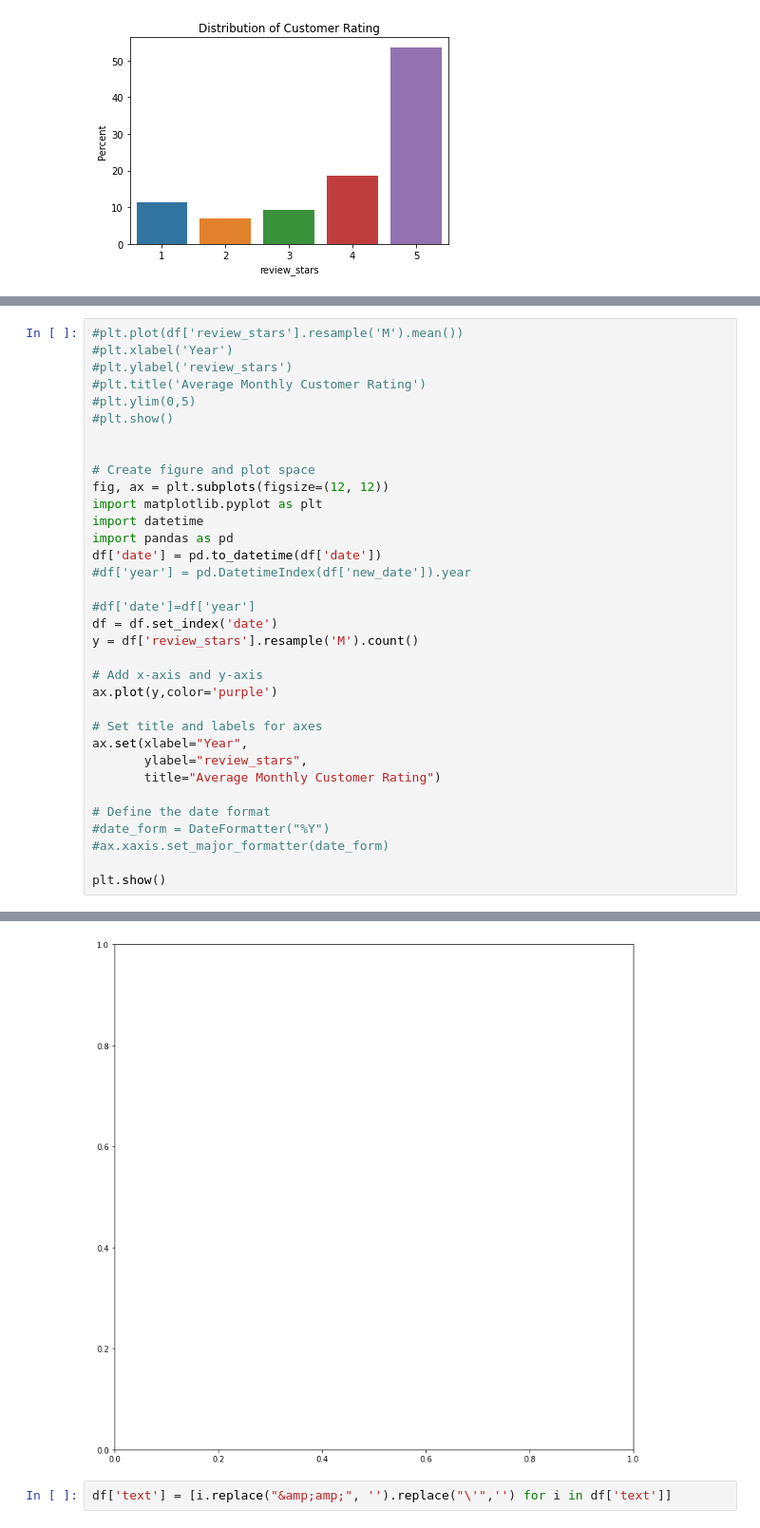
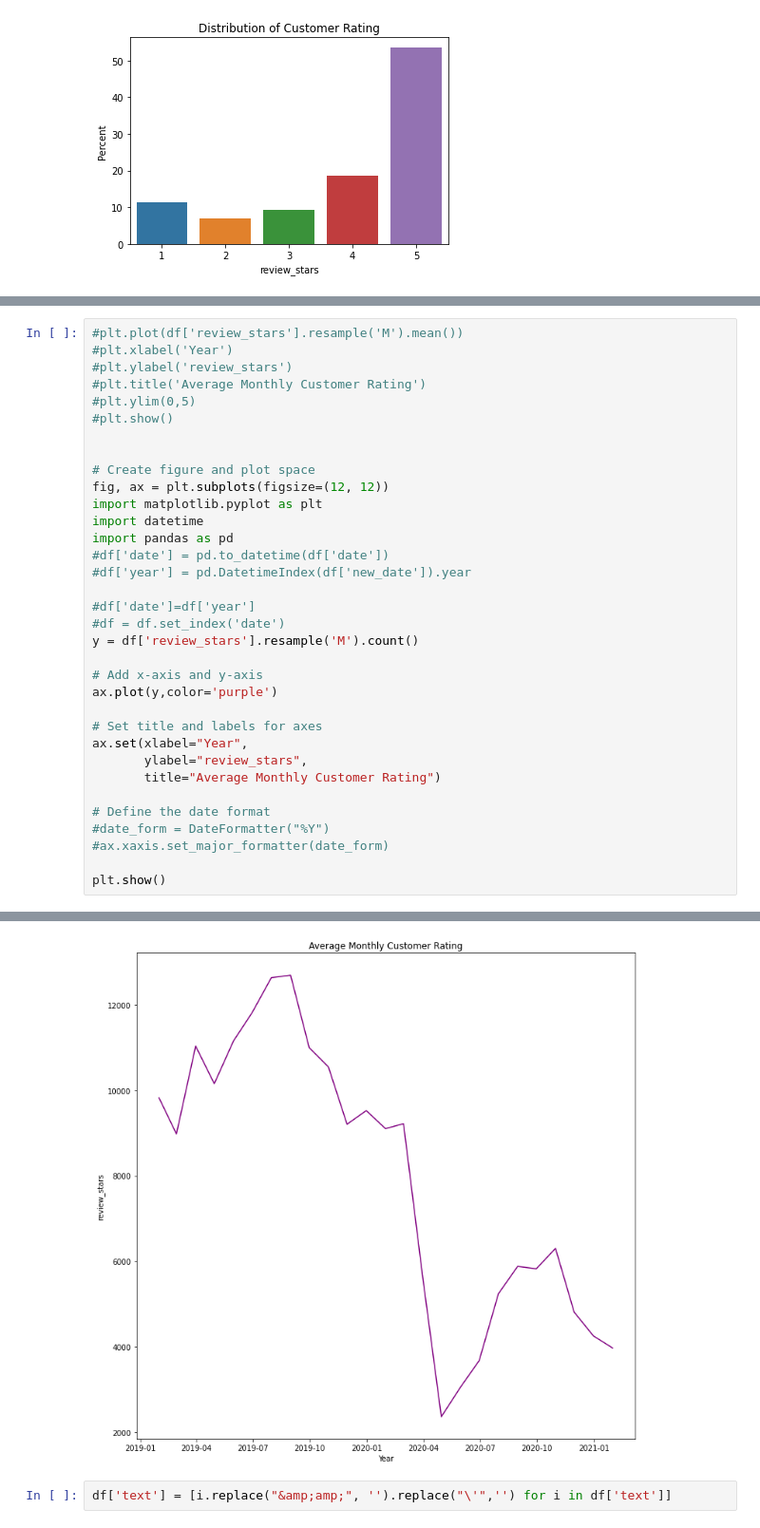
Before and after one commit to jayantc14/Yelp_Data_Analysis, a Jupyter notebook: EDA_yelp.ipynb, the cells around one changed output, grey strips where cells are left out. Shown at 95% size. Cells and saved outputs as stored; diff of their text form.

```diff
--- a/EDA_yelp.ipynb
+++ b/EDA_yelp.ipynb
@@ -92,11 +110,11 @@ fig, ax = plt.subplots(figsize=(12, 12))
 import matplotlib.pyplot as plt
 import datetime
 import pandas as pd
-df['date'] = pd.to_datetime(df['date'])
+#df['date'] = pd.to_datetime(df['date'])
 #df['year'] = pd.DatetimeIndex(df['new_date']).year
 
 #df['date']=df['year']
-df = df.set_index('date')
+#df = df.set_index('date')
 y = df['review_stars'].resample('M').count()
 
 # Add x-axis and y-axis
@@ -117,4 +134,4 @@ KeyError: ignored
-[figure, old version]
+[figure, new version]
 # %%
 df['text'] = [i.replace("&amp;amp;", '').replace("\'",'') for i in df['text']]
 # %%
```
Also changed, not shown: parts of 37 cells of this notebook.
